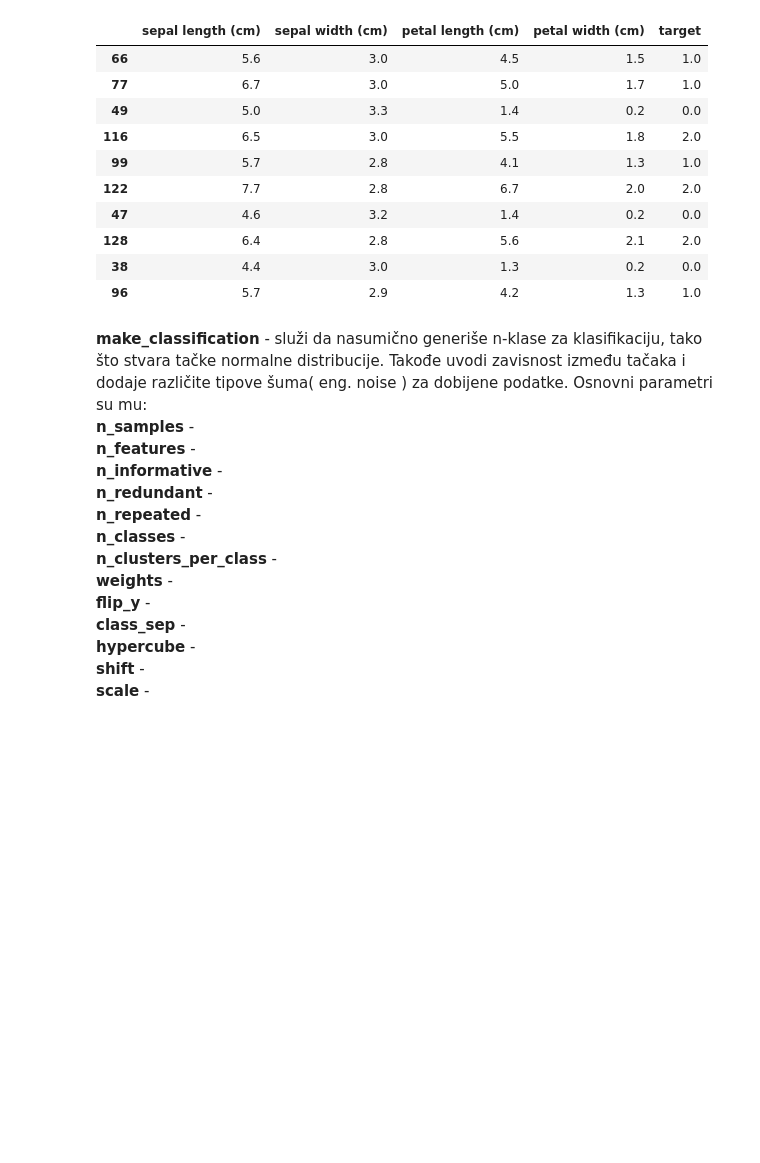
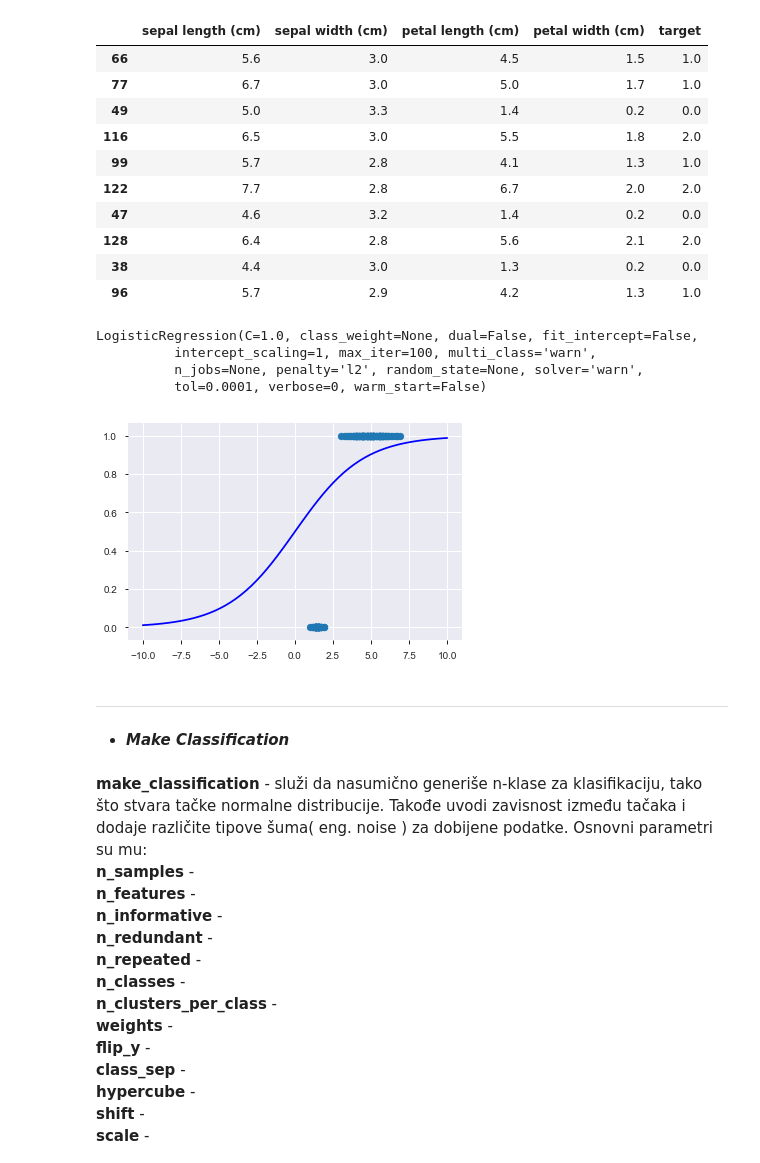
Before and after one commit to markostalma/DataGeeks, a Jupyter notebook: MarkoStalmatovicCetvrtiDomaci.ipynb, the cells around one changed output. Saved outputs shown, nothing was run; the diff lists cells and outputs as text; code cells hidden in the pictures; blank space fills up the shorter version.

```diff
--- a/MarkoStalmatovicCetvrtiDomaci.ipynb
+++ b/MarkoStalmatovicCetvrtiDomaci.ipynb
@@ -77,6 +78,38 @@ df.sample(10)
 | 128 | 6.4 | 2.8 | 5.6 | 2.1 | 2.0 |
 | 38 | 4.4 | 3.0 | 1.3 | 0.2 | 0.0 |
 | 96 | 5.7 | 2.9 | 4.2 | 1.3 | 1.0 |
+# %%
+# Učitavamo klasu za logističku regresiju
+from sklearn.linear_model import LogisticRegression
+
+# Biramo podatke koje ćemo koristiti
+X_log_reg = iris_data.data[:, 2]
+y_log_reg = (iris_data.target != 0) * 1
+
+# Zatim treniramo naš model
+logModel = LogisticRegression(fit_intercept = False)
+logModel.fit(X = X_log_reg.reshape(-1, 1), y = y_log_reg)
+# %% [output]
+LogisticRegression(C=1.0, class_weight=None, dual=False, fit_intercept=False,
+          intercept_scaling=1, max_iter=100, multi_class='warn',
+          n_jobs=None, penalty='l2', random_state=None, solver='warn',
+          tol=0.0001, verbose=0, warm_start=False)
+# %%
+# Biramo vrednosti i predviđanje za iste
+values_to_predict = np.linspace(-10, 10, 60)
+predictions_log = logModel.predict_proba(values_to_predict.reshape(-1, 1))
+# %%
+# Plotovanje rezultata predviđanja
+plt.scatter(X_log_reg, y_log_reg)
+plt.plot(values_to_predict, predictions_log[:, 1], color = 'blue')
+
+plt.show()
+# %% [output]
+[figure, added]
+# %% [markdown]
+***
+# %% [markdown]
+* ***Make Classification***
 # %% [markdown]
 **make_classification** - služi da nasumično generiše n-klase za klasifikaciju, tako što stvara tačke normalne distribucije. Takođe uvodi zavisnost između tačaka i dodaje različite tipove šuma( eng. noise ) za dobijene podatke.
 Osnovni parametri su mu:<br>
```
Also changed, not shown: parts of 6 cells of this notebook.
